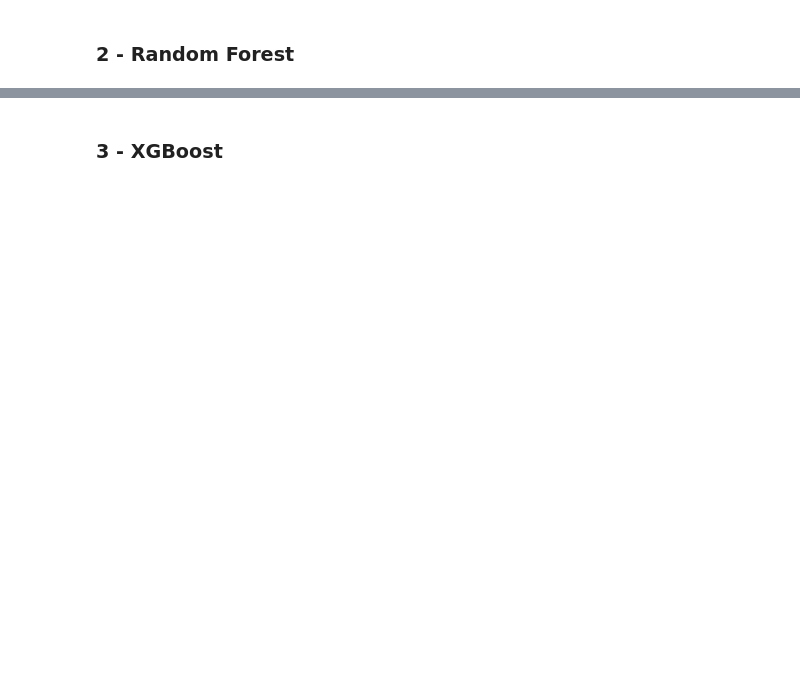
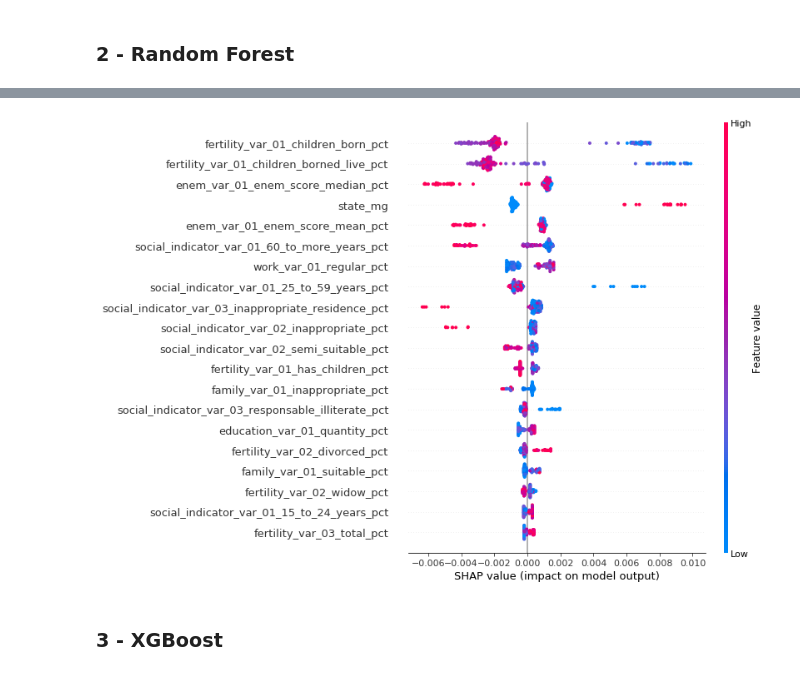
Before and after one commit to lucasbruscato/Master, a Jupyter notebook: 3_model/03_02_model_training.ipynb, the cells around one changed output, grey strips where cells are left out. Saved outputs shown, nothing was run; the diff lists cells and outputs as text; code cells hidden in the pictures; blank space fills up the shorter version.

```diff
--- a/3_model/03_02_model_training.ipynb
+++ b/3_model/03_02_model_training.ipynb
@@ -110,3 +114,11 @@ def regression_evaluation(Y_training, y_training_pred, Y_validation, y_validatio
+# %%
+def print_shapley_value_importance(model, X_matrix, feature_names):
+    explainer = shap.TreeExplainer(model)
+    shap_values = explainer.shap_values(X_matrix)
+
+    shap.summary_plot(shap_values,
+                      X_matrix,
+                      feature_names=feature_names)
 # %% [markdown]
 ### 1 - Linear Regression
 # %%
@@ -164,0 +227,11 @@ rs_random_forest_model.best_params_
+# %%
+random_forest_model = RandomForestRegressor(bootstrap=False,
+                                            criterion='mse',
+                                            max_depth=10,
+                                            max_features=13,
+                                            min_samples_leaf=0.05170415106602393,
+                                            min_samples_split=0.4774005510811298,
+                                            n_estimators=75,
+                                            random_state=7)
+
+random_forest_model.fit(X_training, Y_training)
@@ -165,3 +247,9 @@ rs_random_forest_model.best_params_
+# %%
+print_shapley_value_importance(random_forest_model,
+                               X_validation,
+                               training_dataset.columns[1:])
+# %% [output]
+[figure, added]
 # %% [markdown]
 ### 3 - XGBoost
 # %%
```
Also changed, not shown: parts of 19 cells of this notebook, 7 other files.
